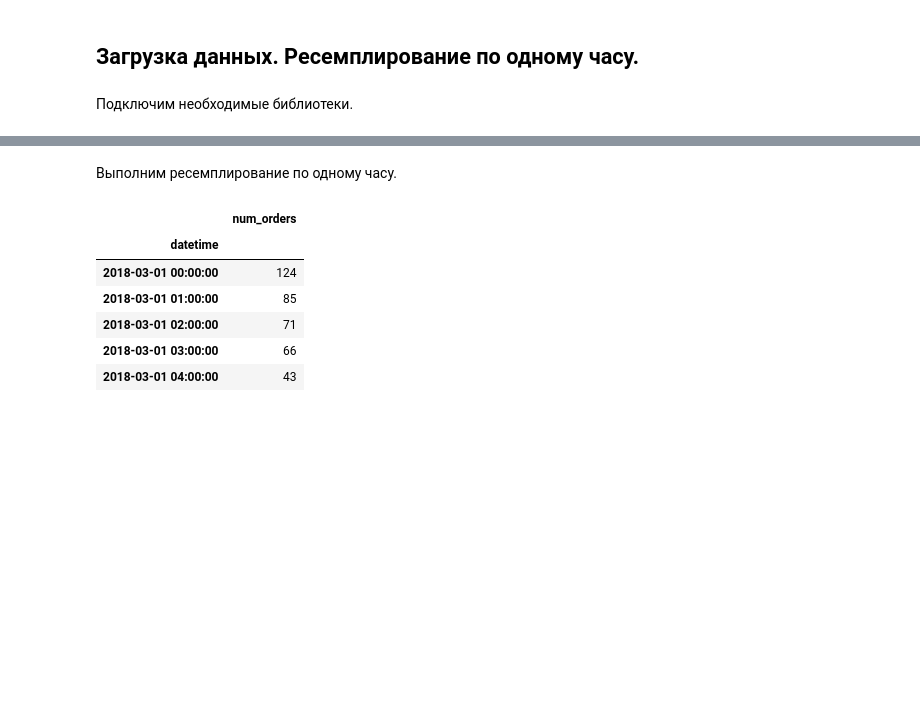
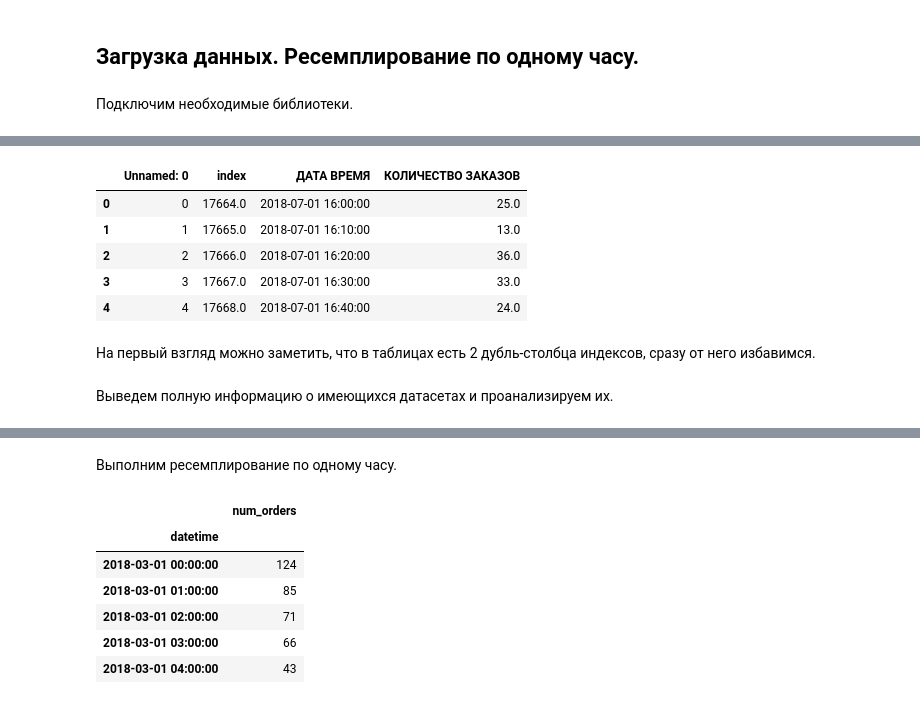
Before and after one commit to eloofy/avtomat_ranks, a Jupyter notebook: 662f489d-74fb-4681-b82d-4a04f6a47e78.ipynb, the cells around one changed output, grey strips where cells are left out. Cells and saved outputs as stored; diff of their text form; code cells hidden in the pictures; blank space fills up the shorter version.

```diff
--- a/662f489d-74fb-4681-b82d-4a04f6a47e78.ipynb
+++ b/662f489d-74fb-4681-b82d-4a04f6a47e78.ipynb
@@ -124,0 +72,11 @@ len(data)
+# %%
+df3.head()
+# %% [output]
+|  | Unnamed: 0 | index | ДАТА ВРЕМЯ | КОЛИЧЕСТВО ЗАКАЗОВ |
+| 0 | 0 | 17664.0 | 2018-07-01 16:00:00 | 25.0 |
+| 1 | 1 | 17665.0 | 2018-07-01 16:10:00 | 13.0 |
+| 2 | 2 | 17666.0 | 2018-07-01 16:20:00 | 36.0 |
+| 3 | 3 | 17667.0 | 2018-07-01 16:30:00 | 33.0 |
+| 4 | 4 | 17668.0 | 2018-07-01 16:40:00 | 24.0 |
+# %% [markdown]
+На первый взгляд можно заметить, что в таблицах есть 2 дубль-столбца индексов, сразу от него избавимся.
@@ -124,0 +87,2 @@ len(data)
+# %% [markdown]
+Выведем полную информацию о имеющихся датасетах и проанализируем их.
```
Also changed, not shown: parts of 47 cells of this notebook, 3 other files.
